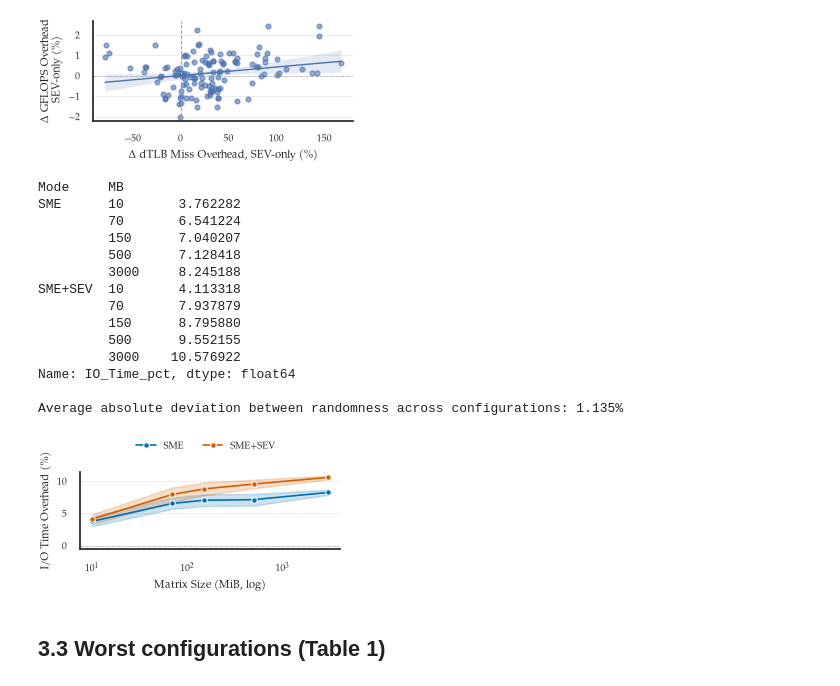
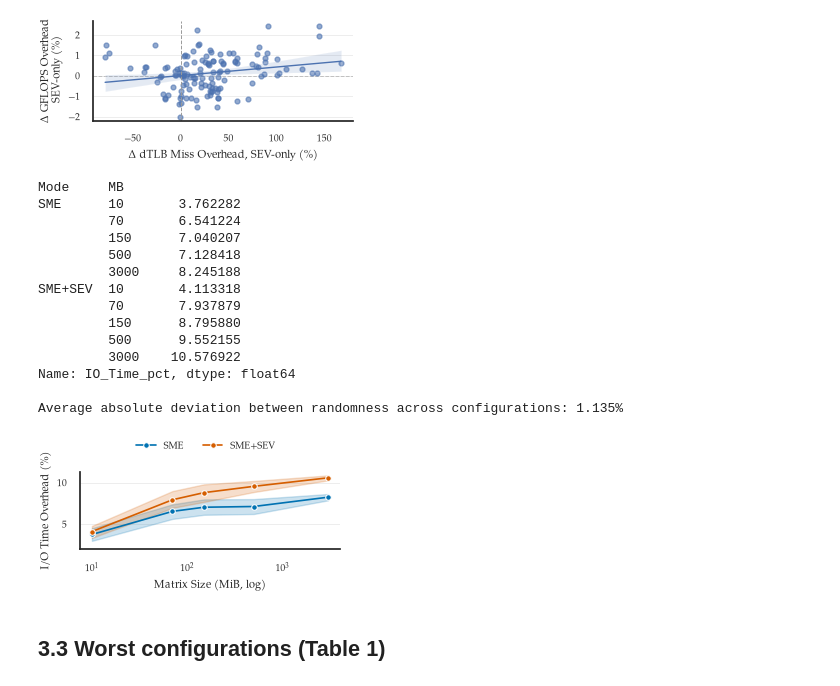
Before and after one commit to engelsm/AMD-CC-Perf, a Jupyter notebook: benchmark/paper_figures.ipynb, the cells around one changed output. Cells and saved outputs as stored; diff of their text form; code cells hidden in the pictures.

```diff
--- a/benchmark/paper_figures.ipynb
+++ b/benchmark/paper_figures.ipynb
@@ -410,27 +413,27 @@ df.head()
 # Sign convention: positive overhead = worse performance.
 #   - time-like metrics (higher = worse):   100 * (m / native - 1)
 #   - throughput metrics (higher = better): 100 * (1 - m / native)
-merge_cols = [c for c in config_cols if c != 'Mode']
+spmv_merge_cols = [c for c in spmv_config_cols if c != 'Mode']
 
-df_native = df[df['Mode'] == 'Native'].copy()
-df_other  = df[df['Mode'] != 'Native'].copy()
+spmv_native = spmv_df[spmv_df['Mode'] == 'Native'].copy()
+spmv_other  = spmv_df[spmv_df['Mode'] != 'Native'].copy()
 
-overhead_df = df_other.merge(df_native, on=merge_cols, suffixes=('', '_native'))
+spmv_overhead = spmv_other.merge(spmv_native, on=spmv_merge_cols, suffixes=('', '_native'))
 
-throughput_metrics = {"SpMV_GFLOPS", "Perf_IPC"}
+spmv_throughput_metrics = {"SpMV_GFLOPS", "Perf_IPC"}
 
-for m in metric_cols:
+for m in spmv_metric_cols:
     native_col = f"{m}_native"
-    if m in throughput_metrics:
-        overhead_df[f"{m}_pct"] = np.where(
-            overhead_df[native_col] != 0,
-            (1 - overhead_df[m] / overhead_df[native_col]) * 100,
+    if m in spmv_throughput_metrics:
+        spmv_overhead[f"{m}_pct"] = np.where(
+            spmv_overhead[native_col] != 0,
+            (1 - spmv_overhead[m] / spmv_overhead[native_col]) * 100,
             np.nan
         )
     else:
-        overhead_df[f"{m}_pct"] = np.where(
-            overhead_df[native_col] != 0,
-            (overhead_df[m] / overhead_df[native_col] - 1) * 100,
+        spmv_overhead[f"{m}_pct"] = np.where(
+            spmv_overhead[native_col] != 0,
+            (spmv_overhead[m] / spmv_overhead[native_col] - 1) * 100,
             np.nan
         )
 # %% [markdown]
@@ -700,51 +717,52 @@ Spearman: 0.21722386019322387
 # %%
 fig, ax = plt.subplots(figsize=(cs.COLW, 1.0))
 sns.lineplot(
-    data=overhead_df, x="MB", y="IO_Time_pct", marker="o", hue="Mode",
+    data=spmv_overhead, x="MB", y="IO_Time_pct", marker="o", hue="Mode",
     hue_order=cs.MODE_ORDER_2, palette=MODE_PALETTE_2, ax=ax,
     errorbar=("ci", 95), markersize=4, linewidth=1.2,
 )
 ax.set_xscale("log")
+ax.set_ylim(2)
 cs.zero_line(ax)
 ax.set_xlabel("Matrix Size (MiB, log)")
 ax.set_ylabel("I/O Time Overhead (%)")
 cs.top_legend(fig, ax, ncol=2)
 fig.savefig("images/IO_Time_Overhead_by_MB.pdf")
-print(overhead_df.groupby(["Mode", "MB"])["IO_Time_pct"].mean())
+print(spmv_overhead.groupby(["Mode", "MB"])["IO_Time_pct"].mean())
 cfg_cols = ["Mode", "MB", "Cores", "Process_NUMA", "VM_NUMA"]
 
 io_rand_cmp = (
-	overhead_df
+	spmv_overhead
 	.pivot_table(
 		index=cfg_cols,
 		columns="Randomness",
 		values="IO_Time_pct",
 		aggfunc="mean"
 	)
 	.dropna(subset=[0.0, 1.0])
 	.reset_index()
 )
 
 io_rand_cmp["IO_Time_Deviation_pct"] = io_rand_cmp[1.0] - io_rand_cmp[0.0]
 io_rand_cmp["Abs_IO_Time_Deviation_pct"] = io_rand_cmp["IO_Time_Deviation_pct"].abs()
 
 print(f"\nAverage absolute deviation between randomness across configurations: {io_rand_cmp['Abs_IO_Time_Deviation_pct'].mean():.3f}%")
 # %% [output]
 Mode     MB
 SME      10       3.762282
          70       6.541224
          150      7.040207
          500      7.128418
          3000     8.245188
 SME+SEV  10       4.113318
          70       7.937879
          150      8.795880
          500      9.552155
          3000    10.576922
 Name: IO_Time_pct, dtype: float64
 
 Average absolute deviation between randomness across configurations: 1.135%
-[figure, old version]
+[figure, new version]
 # %% [markdown]
 ## 3.3 Worst configurations (Table 1)
 # %%
```
Also changed, not shown: parts of 20 cells of this notebook, 1 other file.
